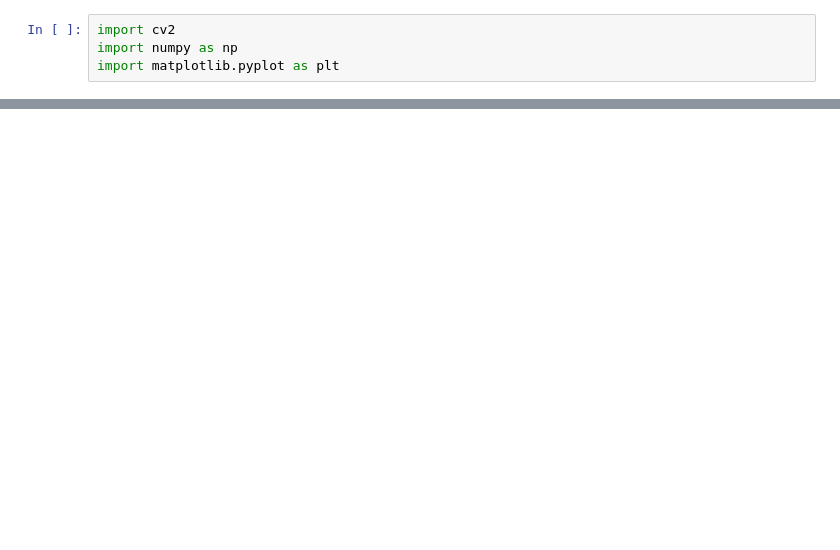
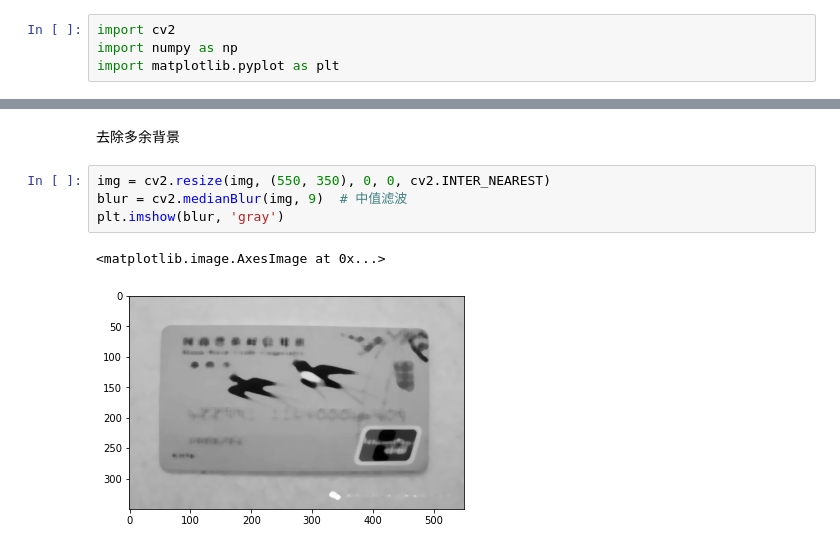
Before and after one commit to ThePiii/CreditCardIdentification, a Jupyter notebook: notebook/CardProcess2.ipynb, the cells around one changed output, grey strips where cells are left out. Saved outputs shown, nothing was run; the diff lists cells and outputs as text; blank space fills up the shorter version.

```diff
--- a/notebook/CardProcess2.ipynb
+++ b/notebook/CardProcess2.ipynb
@@ -14 +11,10 @@ plt.imshow(img, 'gray')
+# %% [markdown]
+去除多余背景
+# %%
+img = cv2.resize(img, (550, 350), 0, 0, cv2.INTER_NEAREST)
+blur = cv2.medianBlur(img, 9)  # 中值滤波
+plt.imshow(blur, 'gray')
+# %% [output]
+<matplotlib.image.AxesImage at 0x...>
+[figure, added]
 # %%
```
Also changed, not shown: parts of 22 cells of this notebook.
